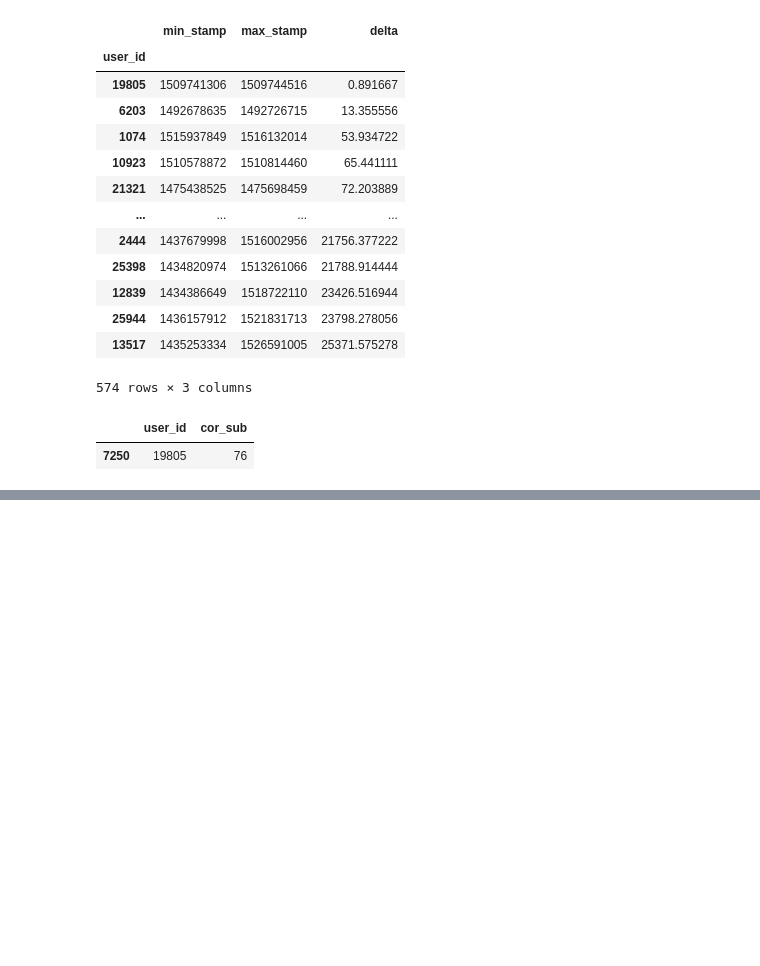
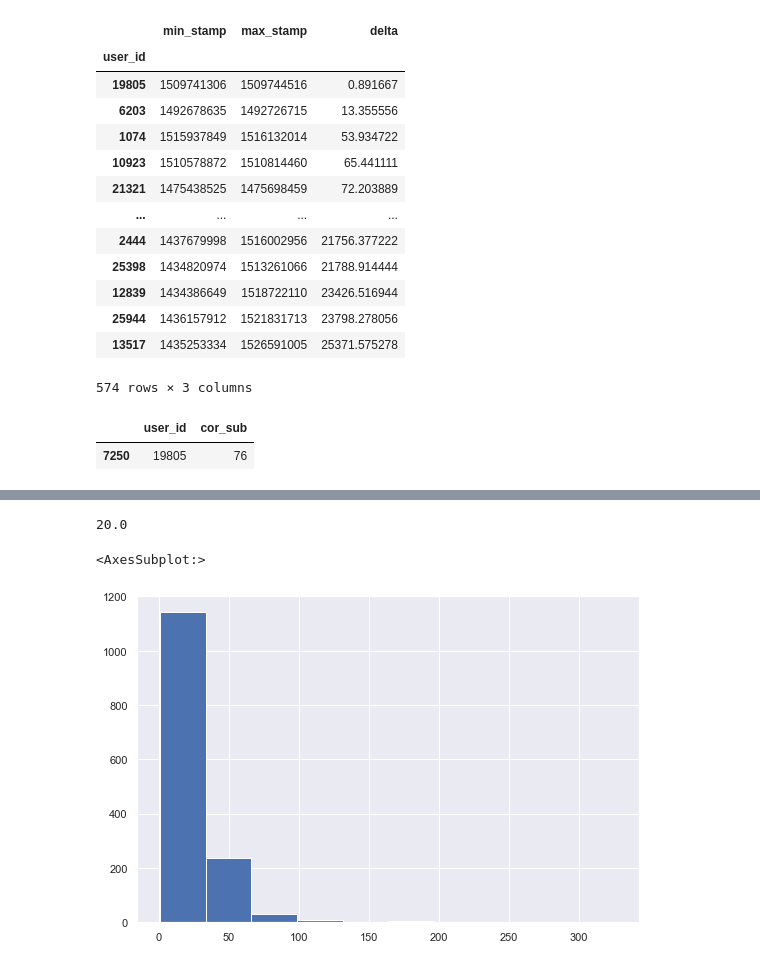
Before and after one commit to AndreyKurdyubov/Stepik_introML, a Jupyter notebook: project.ipynb, the cells around one changed output, grey strips where cells are left out. Cells and saved outputs as stored; diff of their text form; code cells hidden in the pictures; blank space fills up the shorter version.

```diff
--- a/project.ipynb
+++ b/project.ipynb
@@ -625,0 +623,9 @@ delta.total_seconds()
+# %%
+users_data[users_data.passed_course].day.median()
+# %% [output]
+20.0
+# %%
+users_data[users_data.passed_course].day.hist()
+# %% [output]
+<AxesSubplot:>
+[figure, added]
```
Also changed, not shown: parts of 51 cells of this notebook, 7 other files.
